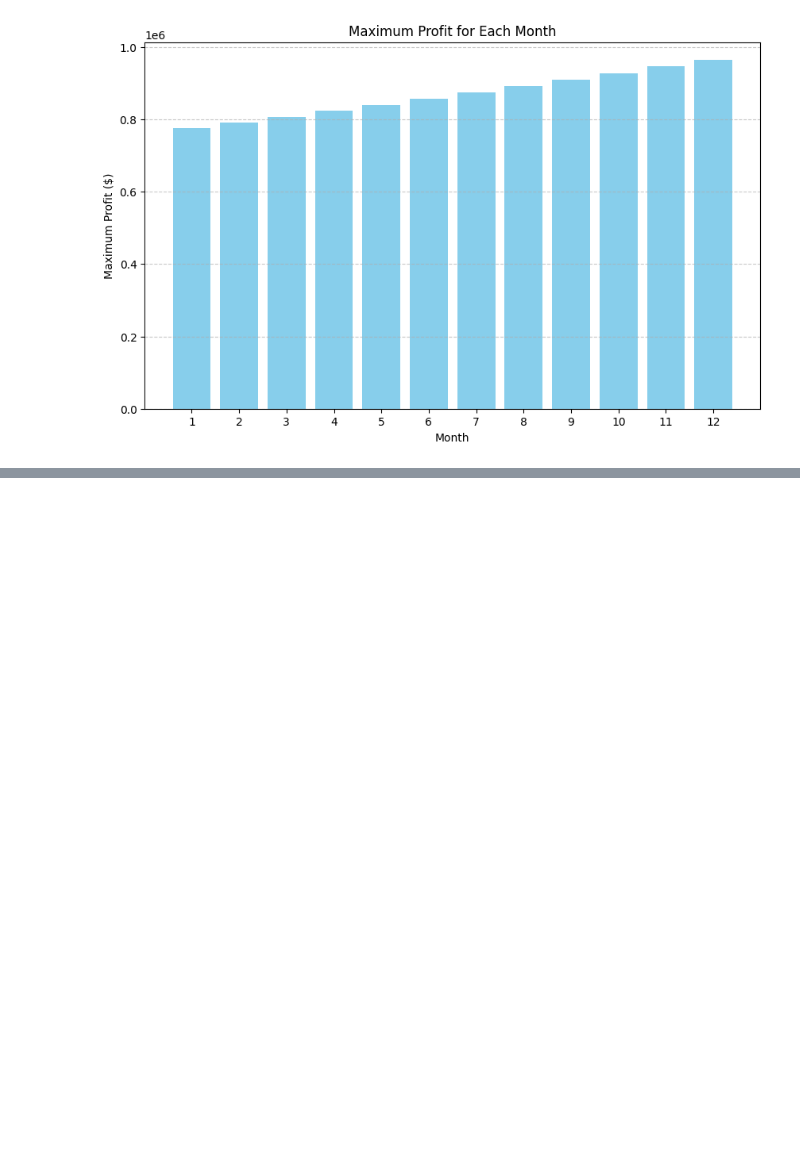
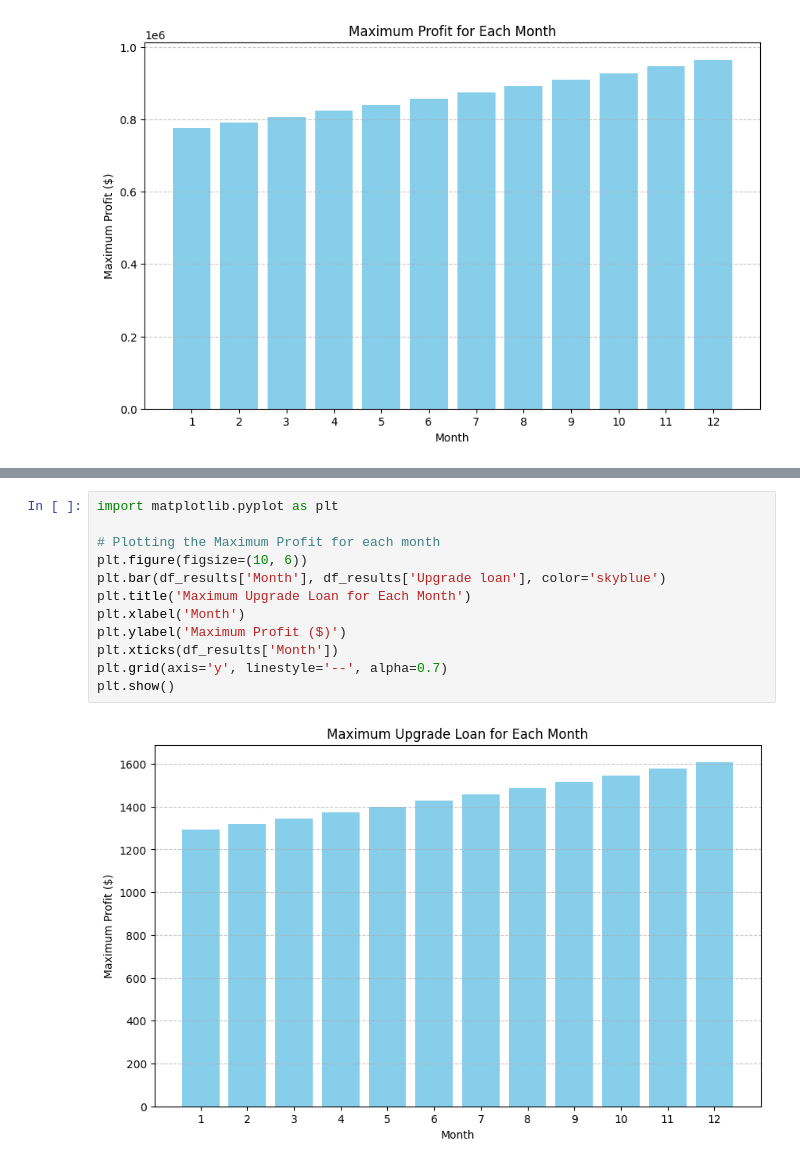
Before and after one commit to MGASALUCAS/credable-hackathon, a Jupyter notebook: analysis.ipynb, the cells around one changed output, grey strips where cells are left out. Drawn from its saved outputs; the diff is of its cells as text; blank space fills up the shorter version.

```diff
--- a/analysis.ipynb
+++ b/analysis.ipynb
@@ -303,0 +320,14 @@ plt.show()
+# %%
+import matplotlib.pyplot as plt
+
+# Plotting the Maximum Profit for each month
+plt.figure(figsize=(10, 6))
+plt.bar(df_results['Month'], df_results['Upgrade loan'], color='skyblue')
+plt.title('Maximum Upgrade Loan for Each Month')
+plt.xlabel('Month')
+plt.ylabel('Maximum Profit ($)')
+plt.xticks(df_results['Month'])
+plt.grid(axis='y', linestyle='--', alpha=0.7)
+plt.show()
+# %% [output]
+[figure, added]
```
Also changed, not shown: parts of 3 cells of this notebook.
